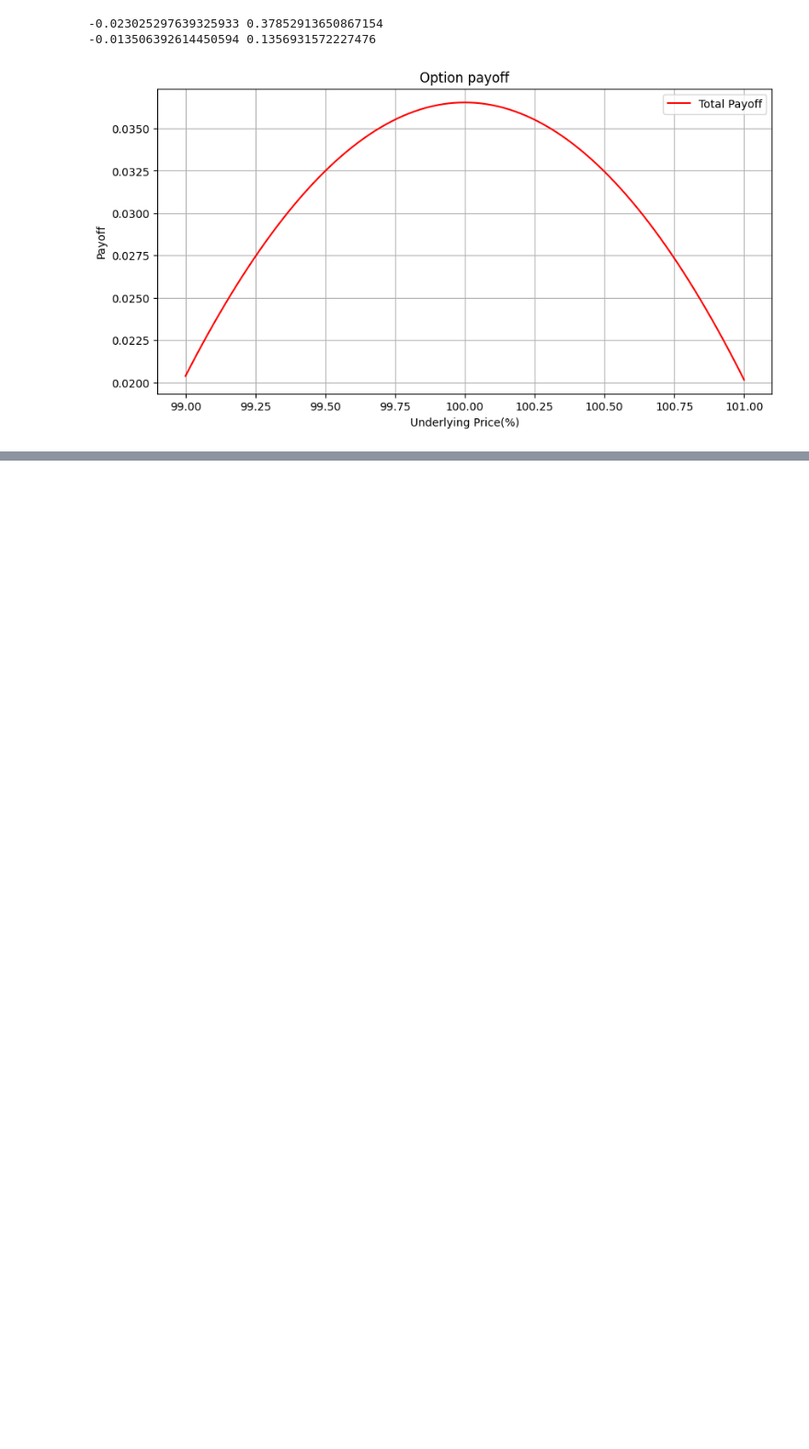
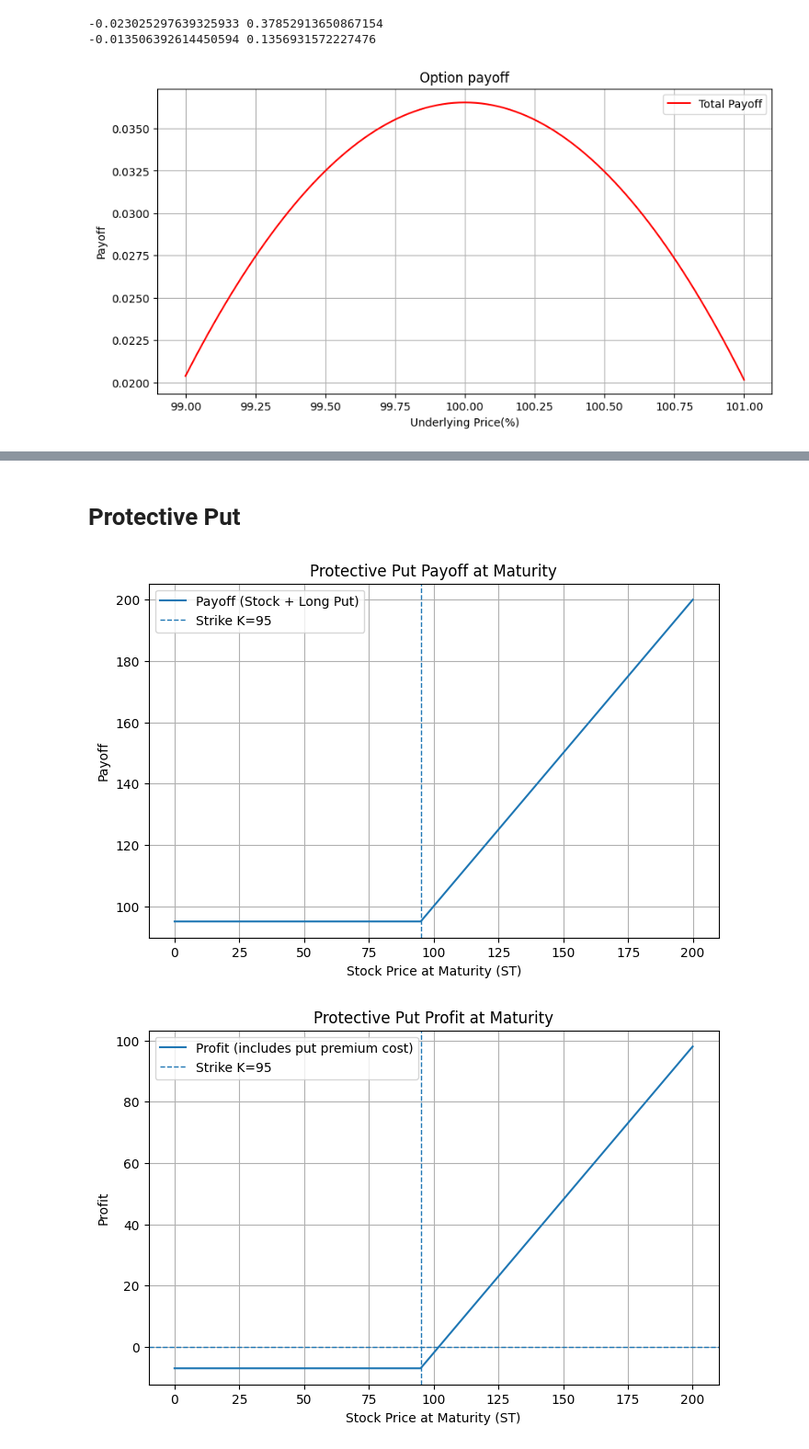
Before and after one commit to HST0077/HYOTC, a Jupyter notebook: payofftrading.ipynb, the cells around one changed output, grey strips where cells are left out. Shown at 92% size. Cells and saved outputs as stored; diff of their text form; code cells hidden in the pictures; blank space fills up the shorter version.

```diff
--- a/payofftrading.ipynb
+++ b/payofftrading.ipynb
@@ -626,0 +691,65 @@ plt.show()
+# %% [markdown]
+# **Protective Put**
+# %%
+import numpy as np
+import matplotlib.pyplot as plt
+
+def protective_put_payoff(ST, K, put_premium, S0=None, share_qty=1):
+    """
+    Protective Put = Long Stock + Long Put
+    - ST: 만기 주가(배열)
+    - K: 풋 행사가
+    - put_premium: 풋 매수 프리미엄(주당)
+    - S0: 초기 주가(손익(profit) 계산용). None이면 profit은 계산 안 함
+    - share_qty: 주식 수량(1이면 1주 기준)
+    """
+    # 만기 payoff(현금흐름)
+    stock_payoff = share_qty * ST
+    long_put_payoff = share_qty * np.maximum(K - ST, 0)  # 풋 매수
+    payoff = stock_payoff + long_put_payoff
+
+    # 만기 profit(손익): payoff - 초기투자 - 프리미엄(지불)
+    if S0 is not None:
+        profit = payoff - share_qty * S0 - share_qty * put_premium
+    else:
+        profit = None
+
+    return payoff, profit
+
+# -----------------------------
+# 예시 파라미터
+S0 = 100          # 현재가
+K = 95            # 풋 행사가
+p = 2             # 풋 매수 프리미엄(주당)
+qty = 1           # 1주 기준
+
+ST = np.linspace(0, 200, 500)
+
+payoff, profit = protective_put_payoff(ST, K=K, put_premium=p, S0=S0, share_qty=qty)
+
+# -----------------------------
+# Plot: Payoff
+plt.figure(figsize=(8, 5))
+plt.plot(ST, payoff, label="Payoff (Stock + Long Put)")
+plt.axvline(K, linestyle="--", linewidth=1, label=f"Strike K={K}")
+plt.title("Protective Put Payoff at Maturity")
+plt.xlabel("Stock Price at Maturity (ST)")
+plt.ylabel("Payoff")
+plt.grid(True)
+plt.legend()
+plt.show()
+
+# Plot: Profit
+plt.figure(figsize=(8, 5))
+plt.plot(ST, profit, label="Profit (includes put premium cost)")
+plt.axhline(0, linestyle="--", linewidth=1)
+plt.axvline(K, linestyle="--", linewidth=1, label=f"Strike K={K}")
+plt.title("Protective Put Profit at Maturity")
+plt.xlabel("Stock Price at Maturity (ST)")
+plt.ylabel("Profit")
+plt.grid(True)
+plt.legend()
+plt.show()
+# %% [output]
+[figure, added]
+[figure, added]
```
Also changed, not shown: parts of 2 cells of this notebook.
